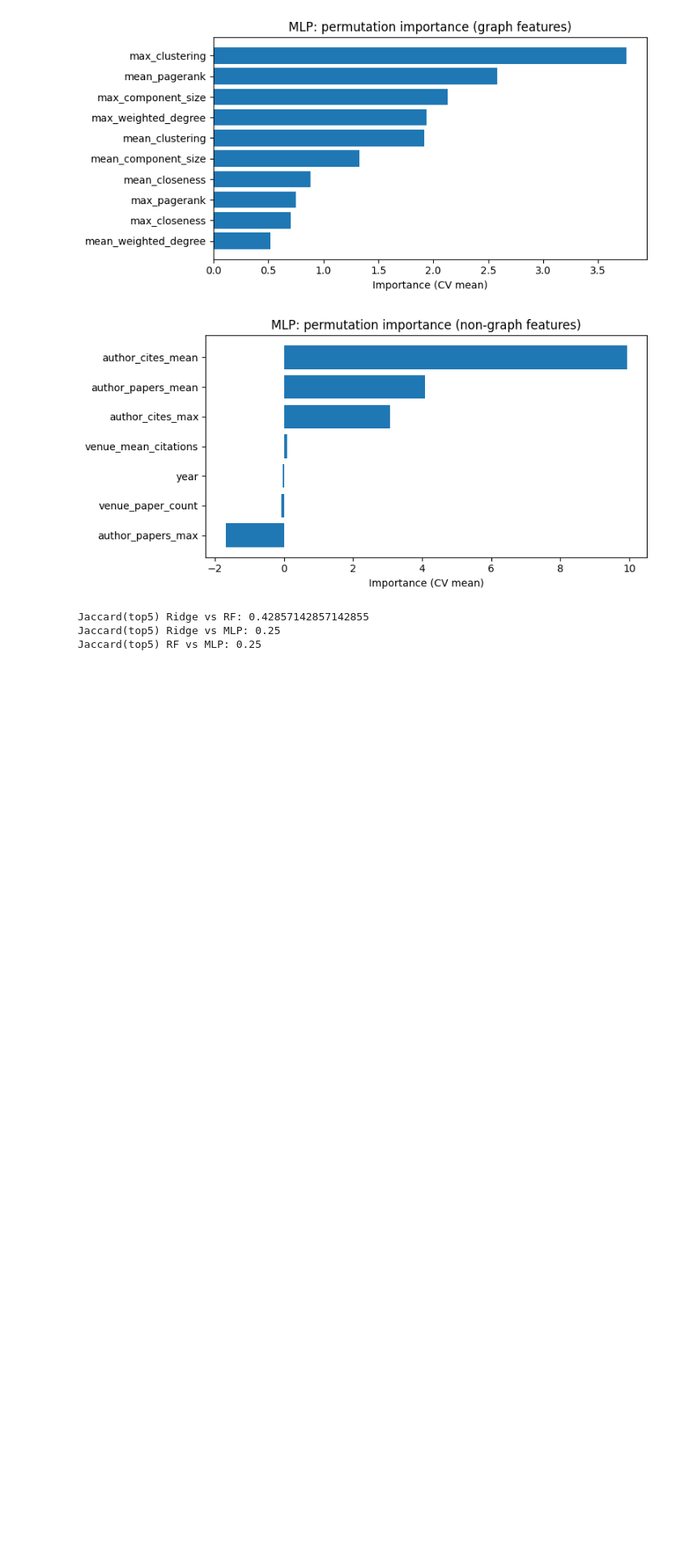
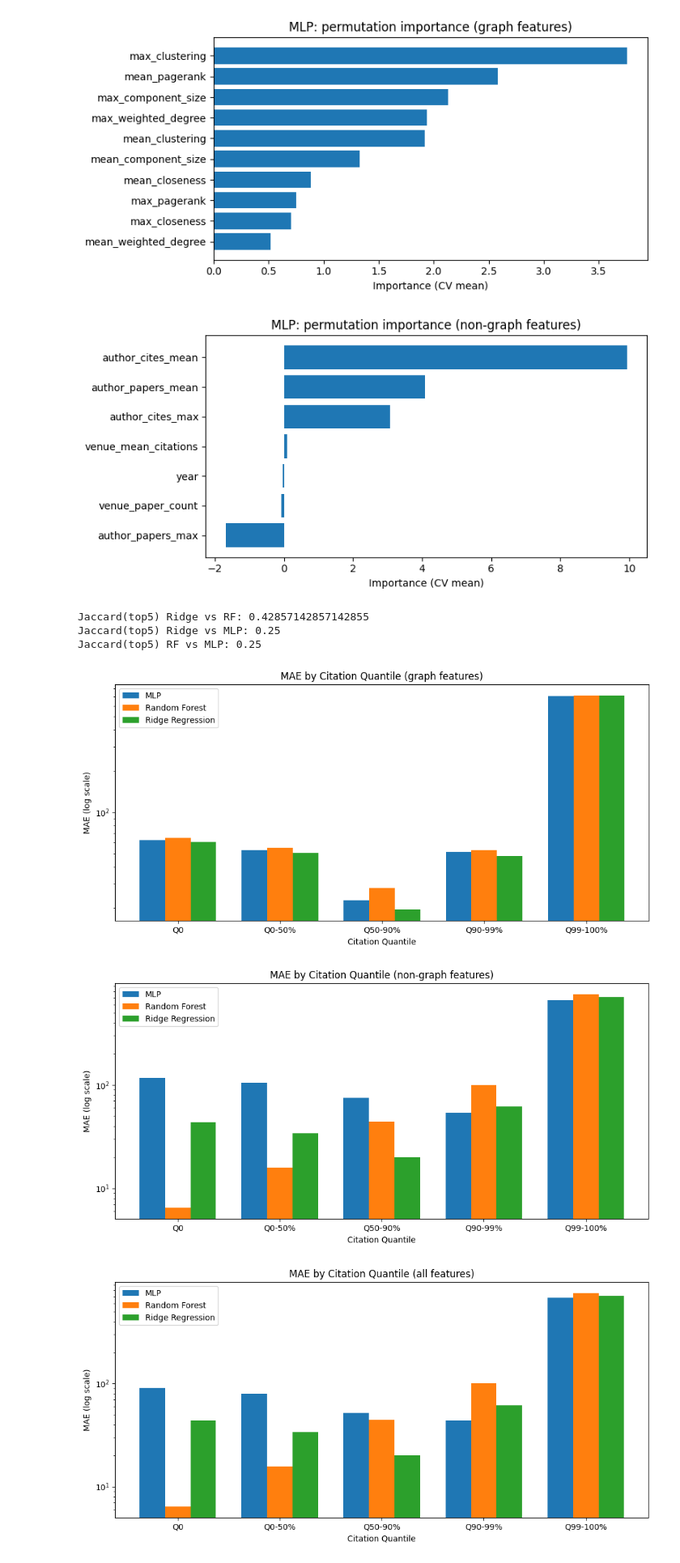
Before and after one commit to avezzuto/esl-team10, a Jupyter notebook: main.ipynb, the cells around one changed output. Shown at 81% size. Cells and saved outputs as stored; diff of their text form; code cells hidden in the pictures; blank space fills up the shorter version.

```diff
--- a/main.ipynb
+++ b/main.ipynb
@@ -1519,3 +1537,17 @@ print("Jaccard(top5) RF vs MLP:", jaccard(top_rf, top_mlp))
 Jaccard(top5) Ridge vs RF: 0.42857142857142855
 Jaccard(top5) Ridge vs MLP: 0.25
 Jaccard(top5) RF vs MLP: 0.25
+# %%
+def assign_citation_regime(y, quantiles=(0, 0.5, 0.9, 0.99, 1.0)):
+    """
+    Assigns each paper into a citation regime based on quantiles.
+    Returns integers 0, 1, 2, 3, 4 corresponding to each regime.
+    """
+    qs = np.quantile(y, quantiles)
+    regimes = np.zeros_like(y, dtype=int)
+
+    # assign regime based on quantile thresholds
+    for i in range(1, len(qs)):
+        regimes[y > qs[i-1]] = i
+
+    return regimes
@@ -1521,0 +1596,41 @@ Jaccard(top5) RF vs MLP: 0.25
+# %%
+feature_sets = ["graph", "non-graph", "all"]
+dfs = {fs: eval_by_citation_regime(models, fold_cache, feature_set=fs) for fs in feature_sets}
+# %%
+import matplotlib.pyplot as plt
+import numpy as np
+
+for fs in feature_sets:
+    df = dfs[fs]
+
+    # Aggregate by Model and Citation_Regime (mean RMSE)
+    df_summary = df.groupby(["Model", "Citation_Regime"])["MAE"].mean().reset_index()
+
+    regimes = df_summary["Citation_Regime"].unique()
+    model_names = df_summary["Model"].unique()
+    x = np.arange(len(regimes))
+    width = 0.25
+
+    plt.figure(figsize=(10, 5))
+
+    for i, model in enumerate(model_names):
+        y_vals = df_summary[df_summary["Model"] == model]["MAE"].to_numpy()
+        plt.bar(
+            x + i * width - width,  # center bars
+            y_vals,
+            width=width,
+            label=model
+        )
+
+    plt.xticks(x, regimes)
+    plt.yscale("log")
+    plt.xlabel("Citation Quantile")
+    plt.ylabel("MAE (log scale)")
+    plt.title(f"MAE by Citation Quantile ({fs} features)")
+    plt.legend()
+    plt.tight_layout()
+    plt.show()
+# %% [output]
+[figure, added]
+[figure, added]
+[figure, added]
```
Also changed, not shown: parts of 5 cells of this notebook.
